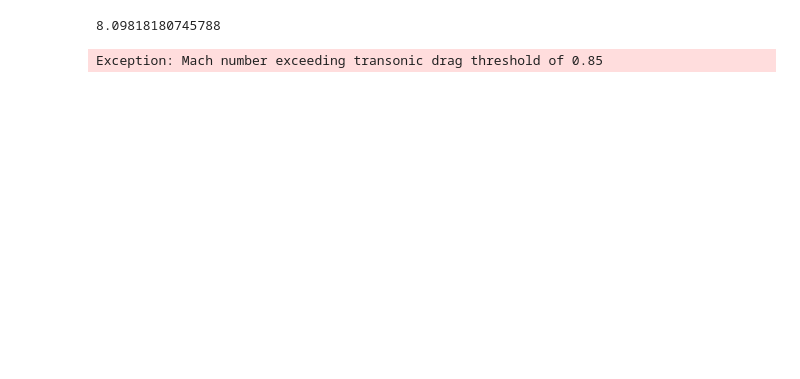
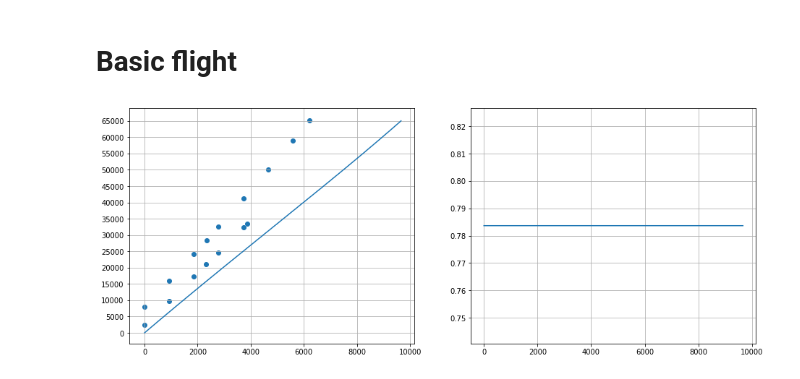
Before and after one commit to elbertwang00/4A7-Courseworks, a Jupyter notebook: Coursework 2 - Aviation and the Environment/coursework2.ipynb, the cells around one changed output. Cells and saved outputs as stored; diff of their text form; code cells hidden in the pictures; blank space fills up the shorter version.

```diff
--- a/Coursework 2 - Aviation and the Environment/coursework2.ipynb
+++ b/Coursework 2 - Aviation and the Environment/coursework2.ipynb
@@ -4,6 +4,8 @@ import matplotlib.pyplot as plt
 import pandas as pd
 from tqdm import tqdm
 from utils import Aircraft
+# %% [markdown]
+# Basic flight
 # %%
 notesData = '-13.779527559055055, 2508.960573476652; 930.1181102362204, 9677.419354838668; 1860.236220472441, 17275.985663082407; 2321.850393700787, 21003.584229390646; 2790.354330708661, 24587.81362007164; 3727.36220472441, 32329.749103942624; 3861.712598425197, 33548.38709677418; 0, 7956.98924731178; 926.6732283464567, 15985.663082437255; 1853.3464566929133, 24157.706093189918; 2328.740157480315, 28458.78136200717; 2790.354330708661, 32616.4874551971; 3727.36220472441, 41290.32258064514; 4664.370078740157, 50179.21146953403; 5594.488188976376, 58996.415770609296; 6204.232283464566, 65089.605734767'
 notesSFB, notesFB = zip(*[(float(datapoint.split(', ')[0]), float(datapoint.split(', ')[1])) for datapoint in notesData.split('; ')])
@@ -11,40 +13,56 @@ notesSFB, notesFB = zip(*[(float(datapoint.split(', ')[0]), float(datapoint.spli
 timestep = 1 # s
 
 # Analysis variables
 vRat = 1 # Ratio of EAS to optimal EAS
-initCruiseAlt = 9.449
+initCruiseAlt = 30000
 W_P = 40_000
 W_F = 74_000
 
 # vCruise = 256
 # MCruise = 0.85
 # LDCruise = 21
 
 aircraftSpecs = {'W_E':106_000, 'W_MP':40_000, 'W_MTO':220_000, 'W_P':W_P, 'W_F':W_F, # Weight specs
                     'maxPass':240, 'MPRange':12_000, 'W_F_MP':74_000, 'SWing':315, # Other aircraft specs
                     'rEgnine':45, 'thetEngine':6, 'effComp':0.9, 'effTurb':0.9, 'FPREngine':1.45, 'effFan':0.92, 'effTransfer':0.9, 'LCVFuel':42.7e6, # Engine
                     'timestep':timestep, 'k':0.015, 'c1':0.3, 'c2':1.0, 'K1':0.0125, 'K2':0.0446, 'vRat':vRat} # Model parameters
 
-
 aircraft = Aircraft(aircraftSpecs)
 
 altitudes = initCruiseAlt * np.ones(10)
 
 distances = []
 fuelBurn = []
+machs = []
+Hs = []
+LDRats = []
+weights = []
+effOveralls = []
+effProps = []
 
-W_F = 1
-while W_F > 0:
-    s, wingLoad, EASOpt, EAS, V, M, effProp, effOverall, H, W_FB, W_F = aircraft.updateAllFlightValues(initCruiseAlt)
-    print(M)
-    distances.append(s/1000)
-    fuelBurn.append(W_FB)
+while aircraft.W_F > 0:
+    aircraft.updateAllFlightValues(initCruiseAlt, ft=True, MOvrd=0.85)
+    distances.append(aircraft.s/1000)
+    fuelBurn.append(aircraft.W_FB)
+    machs.append(aircraft.M)
+    Hs.append(aircraft.H)
+    LDRats.append(1/aircraft.beta)
+    weights.append(aircraft.W)
+    effOveralls.append(aircraft.effOverall)
+    effProps.append(aircraft.effProp)
 
+plt.figure(figsize=[24,6])
+
+plt.subplot(1,3,1)
 plt.plot(distances, fuelBurn)
 plt.scatter(notesSFB, notesFB)
 plt.yticks(np.arange(0,max(fuelBurn),5000))
 plt.grid()
+
+plt.subplot(1,3,2)
+plt.plot(distances, effProps)
+plt.grid()
+
 plt.show()
 # %% [output]
-8.09818180745788
-Exception: Mach number exceeding transonic drag threshold of 0.85
+[figure, added]
```
Also changed, not shown: parts of 2 cells of this notebook, 1 other file.
